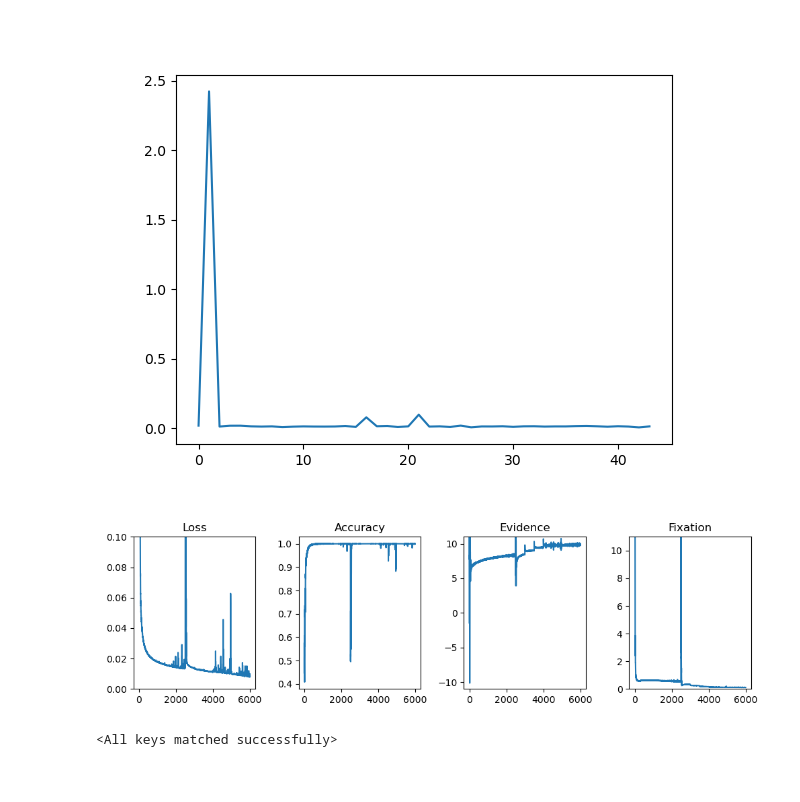
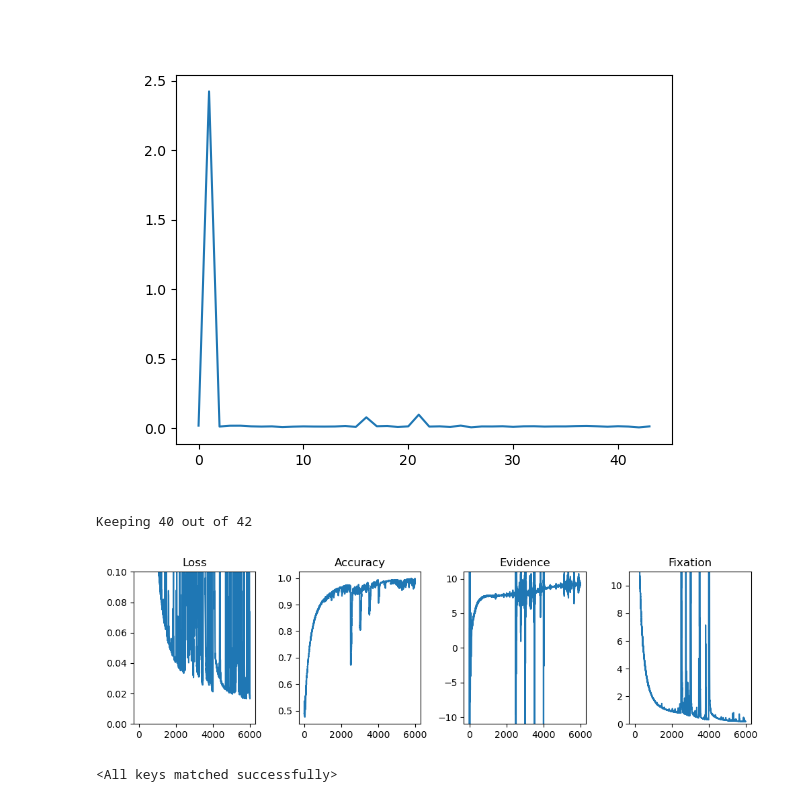
Before and after one commit to landoskape/mcn2024-psets, a Jupyter notebook: intrinsic-excitability/perturb.ipynb, the cells around one changed output. Drawn from its saved outputs; the diff is of its cells as text; code cells hidden in the pictures.

```diff
--- a/intrinsic-excitability/perturb.ipynb
+++ b/intrinsic-excitability/perturb.ipynb
@@ -33,38 +74,40 @@ plt.show()
 # %% [output]
 [figure]
 # %%
-jobid = 18
+jobid = 23
 
 train_loss, train_accuracy, train_evidence, train_fixation = load_results(jobid)
-keep_idx = train_loss[:, -1] < 0.01
+keep_idx = train_loss[:, -1] < 0.1
+print(f"Keeping {keep_idx.sum()} out of {keep_idx.shape[0]}")
 
 train_evidence = train_evidence.detach()
 train_fixation = train_fixation.detach()
 
 fig, ax = plt.subplots(1, 4, figsize=(10, 3), tight_layout=True)
 ax[0].plot(train_loss[keep_idx].mean(dim=0))
 # ax[0].fill_between(range(train_loss.shape[1]), train_loss.mean(dim=0) - train_loss.std(dim=0), train_loss.mean(dim=0) + train_loss.std(dim=0), alpha=0.5)
 ax[0].set_title("Loss")
 ax[0].set_ylim(0, 0.1)
 
 ax[1].plot(train_accuracy[keep_idx].mean(dim=0))
 # ax[1].fill_between(range(train_accuracy.shape[1]), train_accuracy.mean(dim=0) - train_accuracy.std(dim=0), train_accuracy.mean(dim=0) + train_accuracy.std(dim=0), alpha=0.5)
 ax[1].set_title("Accuracy")
 
 
 ax[2].plot(train_evidence[keep_idx].mean(dim=0))
 # ax[2].fill_between(range(train_evidence.shape[1]), train_evidence.mean(dim=0) - train_evidence.std(dim=0), train_evidence.mean(dim=0) + train_evidence.std(dim=0), alpha=0.5)
 ax[2].set_title("Evidence")
 ax[2].set_ylim(-11, 11)
 
 ax[3].plot(train_fixation[keep_idx].mean(dim=0))
 # ax[3].fill_between(range(train_fixation.shape[1]), train_fixation.mean(dim=0) - train_fixation.std(dim=0), train_fixation.mean(dim=0) + train_fixation.std(dim=0), alpha=0.5)
 ax[3].set_title("Fixation")
 ax[3].set_ylim(0, 11)
 
 plt.show()
 # %% [output]
+Keeping 40 out of 42
-[figure, old version]
+[figure, new version]
 # %%
 # Load trained model and results
 
```
Also changed, not shown: parts of 1 cell of this notebook, 1 other file.
